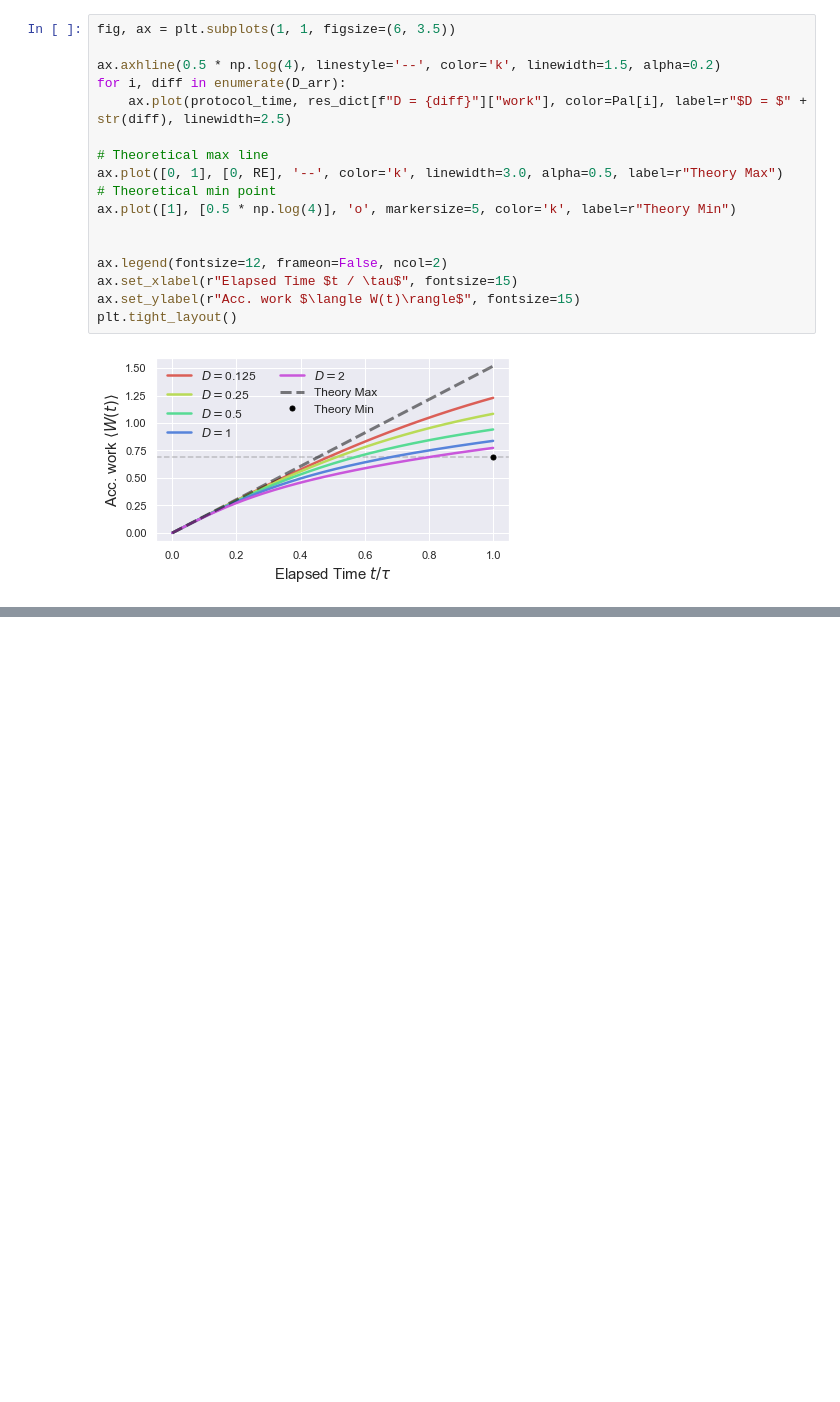
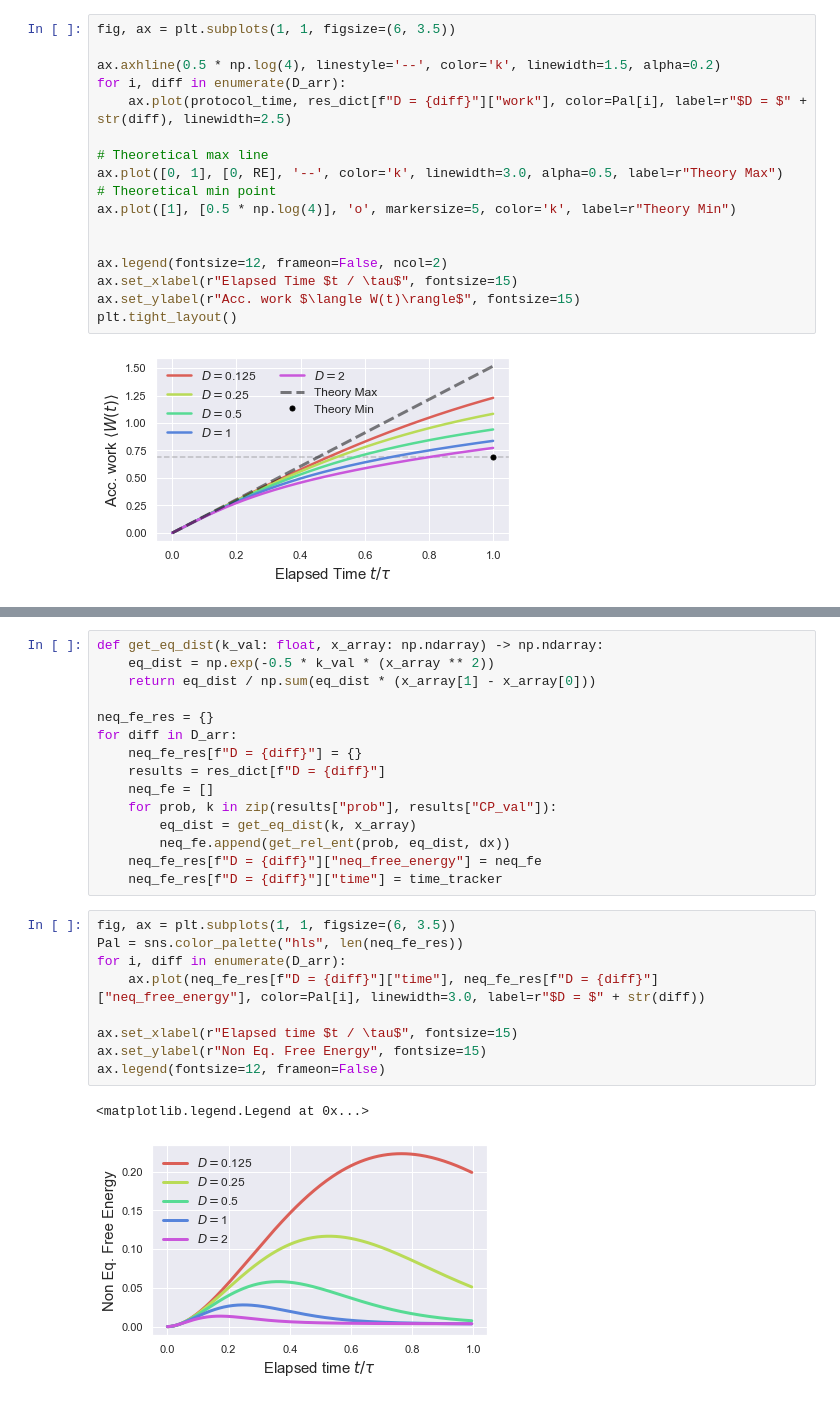
Before and after one commit to StevenJLarge/FokkerPlanck, a Jupyter notebook: notebooks/05-slarge-breathing-trap.ipynb, the cells around one changed output, grey strips where cells are left out. Cells and saved outputs as stored; diff of their text form; blank space fills up the shorter version.

```diff
--- a/notebooks/05-slarge-breathing-trap.ipynb
+++ b/notebooks/05-slarge-breathing-trap.ipynb
@@ -270,0 +320,27 @@ plt.tight_layout()
+# %%
+def get_eq_dist(k_val: float, x_array: np.ndarray) -> np.ndarray:
+    eq_dist = np.exp(-0.5 * k_val * (x_array ** 2))
+    return eq_dist / np.sum(eq_dist * (x_array[1] - x_array[0]))
+
+neq_fe_res = {}
+for diff in D_arr:
+    neq_fe_res[f"D = {diff}"] = {}
+    results = res_dict[f"D = {diff}"]
+    neq_fe = []
+    for prob, k in zip(results["prob"], results["CP_val"]):
+        eq_dist = get_eq_dist(k, x_array)
+        neq_fe.append(get_rel_ent(prob, eq_dist, dx))
+    neq_fe_res[f"D = {diff}"]["neq_free_energy"] = neq_fe
+    neq_fe_res[f"D = {diff}"]["time"] = time_tracker
+# %%
+fig, ax = plt.subplots(1, 1, figsize=(6, 3.5))
+Pal = sns.color_palette("hls", len(neq_fe_res))
+for i, diff in enumerate(D_arr):
+    ax.plot(neq_fe_res[f"D = {diff}"]["time"], neq_fe_res[f"D = {diff}"]["neq_free_energy"], color=Pal[i], linewidth=3.0, label=r"$D = $" + str(diff))
+
+ax.set_xlabel(r"Elapsed time $t / \tau$", fontsize=15)
+ax.set_ylabel(r"Non Eq. Free Energy", fontsize=15)
+ax.legend(fontsize=12, frameon=False)
+# %% [output]
+<matplotlib.legend.Legend at 0x...>
+[figure, added]
```
Also changed, not shown: parts of 10 cells of this notebook.
